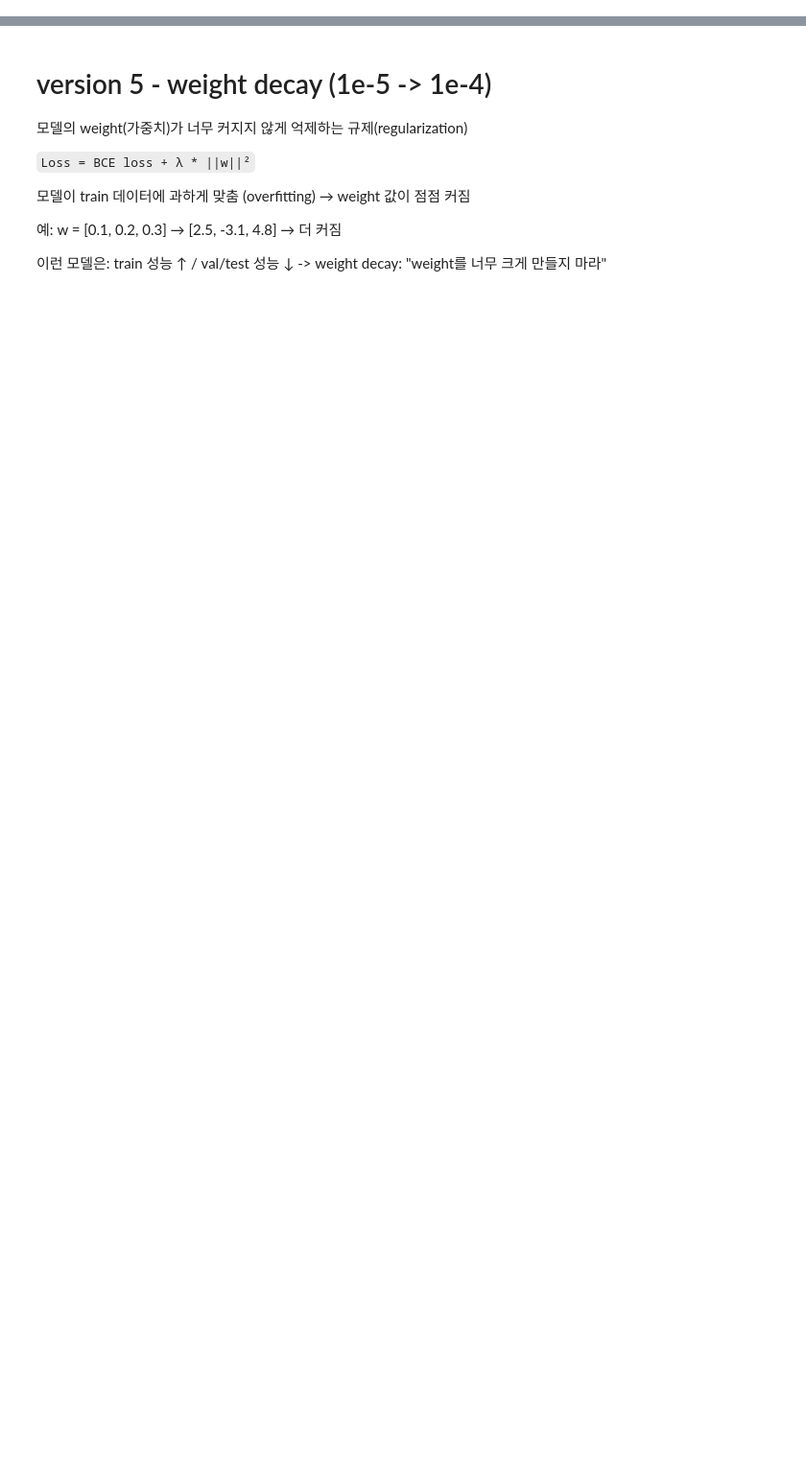
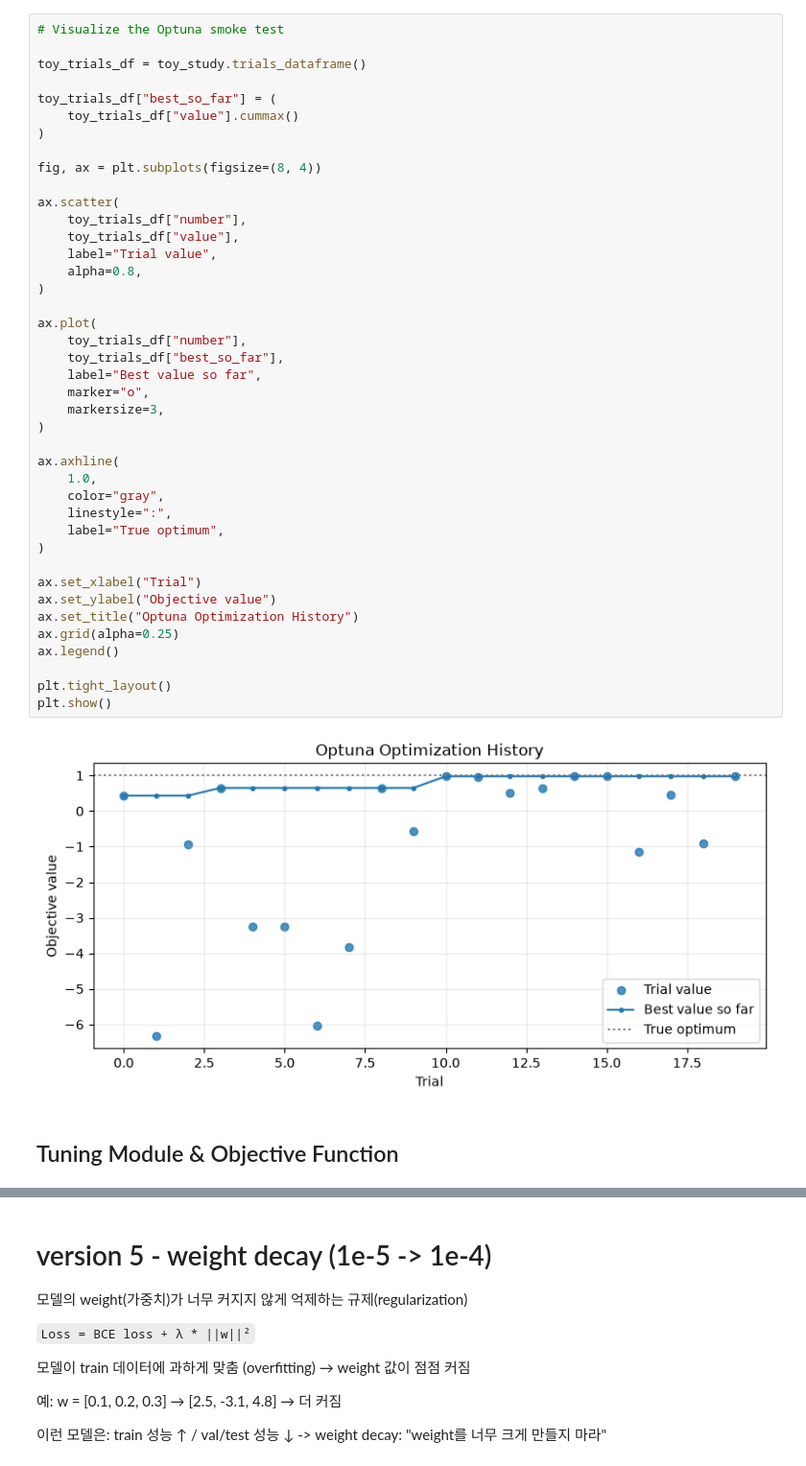
Before and after one commit to jungeun1228/2026_02_Tox21_ML_DL, a Jupyter notebook: notebooks/2026_Tox21_DL.ipynb, the cells around one changed output, grey strips where cells are left out. Shown at 96% size. Drawn from its saved outputs; the diff is of its cells as text; blank space fills up the shorter version.

```diff
--- a/notebooks/2026_Tox21_DL.ipynb
+++ b/notebooks/2026_Tox21_DL.ipynb
@@ -1477,0 +3355,45 @@ plt.show()
+# %%
+# Visualize the Optuna smoke test
+
+toy_trials_df = toy_study.trials_dataframe()
+
+toy_trials_df["best_so_far"] = (
+    toy_trials_df["value"].cummax()
+)
+
+fig, ax = plt.subplots(figsize=(8, 4))
+
+ax.scatter(
+    toy_trials_df["number"],
+    toy_trials_df["value"],
+    label="Trial value",
+    alpha=0.8,
+)
+
+ax.plot(
+    toy_trials_df["number"],
+    toy_trials_df["best_so_far"],
+    label="Best value so far",
+    marker="o",
+    markersize=3,
+)
+
+ax.axhline(
+    1.0,
+    color="gray",
+    linestyle=":",
+    label="True optimum",
+)
+
+ax.set_xlabel("Trial")
+ax.set_ylabel("Objective value")
+ax.set_title("Optuna Optimization History")
+ax.grid(alpha=0.25)
+ax.legend()
+
+plt.tight_layout()
+plt.show()
+# %% [output]
+[figure, added]
+# %% [markdown]
+## Tuning Module & Objective Function
```
Also changed, not shown: parts of 218 cells of this notebook, 12 other files.
